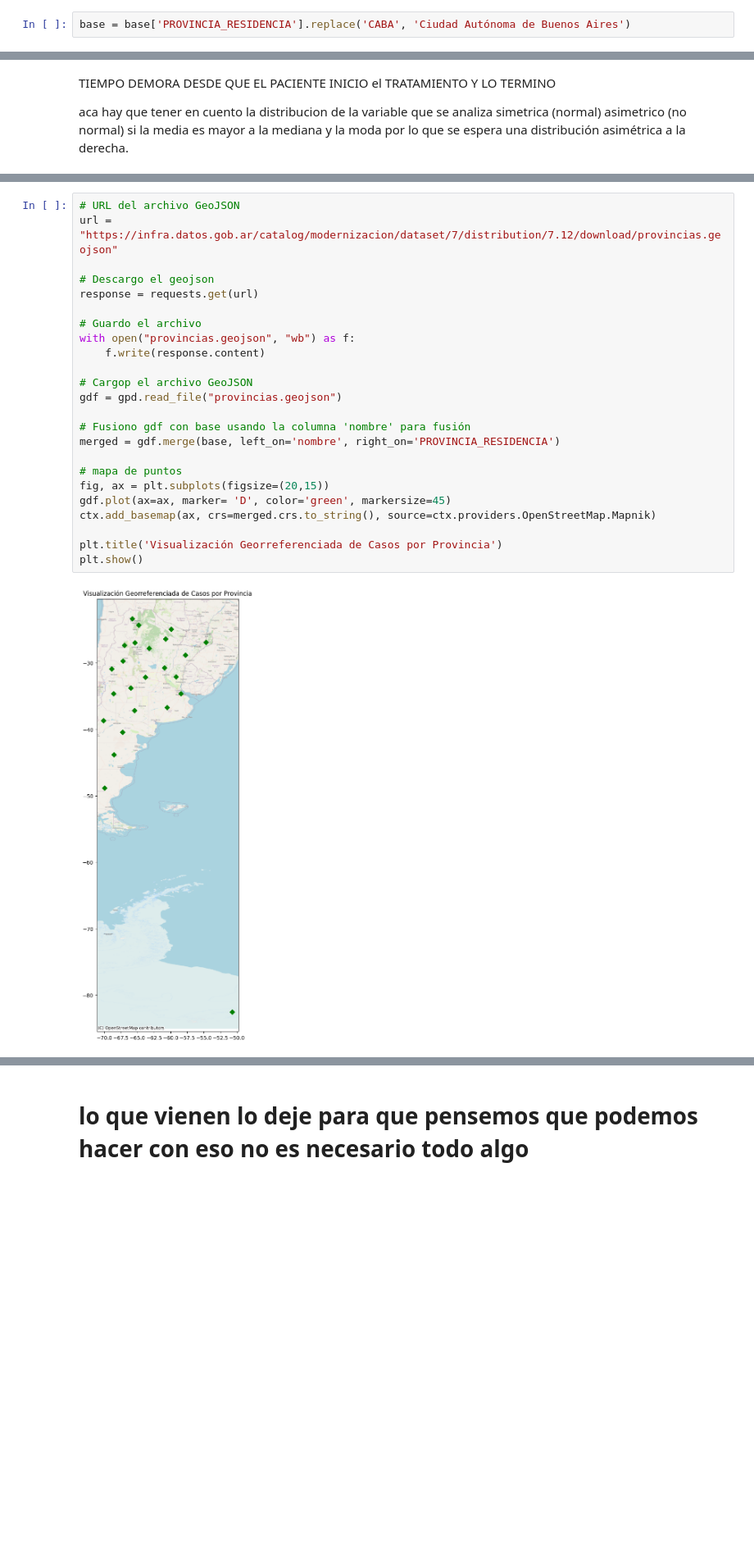
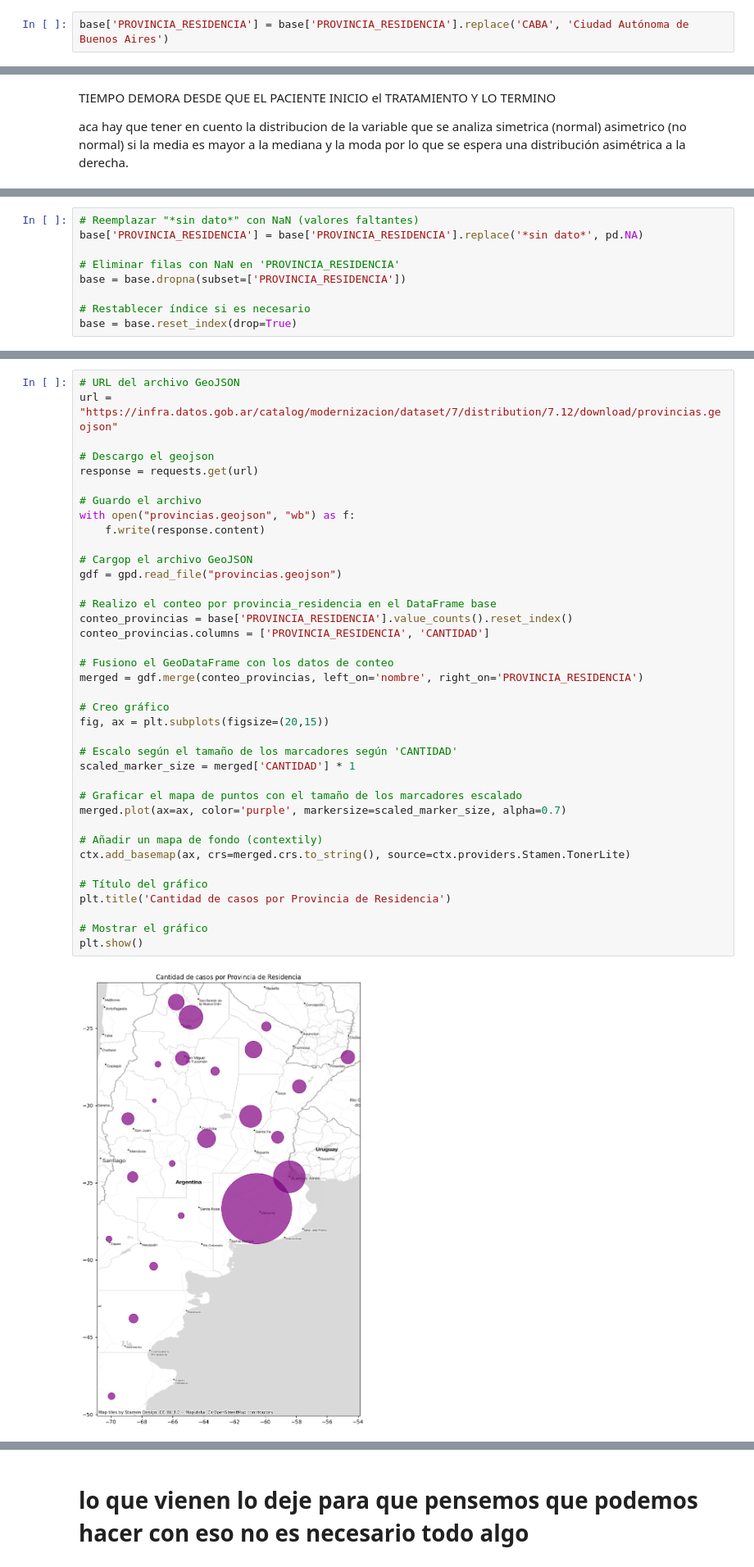
Before and after one commit to rominicky/diplocssoccomp, a Jupyter notebook: trabajo_final_TBC2019al2021.ipynb, the cells around one changed output, grey strips where cells are left out. Shown at 82% size. Saved outputs shown, nothing was run; the diff lists cells and outputs as text; blank space fills up the shorter version.

```diff
--- a/trabajo_final_TBC2019al2021.ipynb
+++ b/trabajo_final_TBC2019al2021.ipynb
@@ -450,2 +460,2 @@ AttributeError: ignored
 # %%
-base = base['PROVINCIA_RESIDENCIA'].replace('CABA', 'Ciudad Autónoma de Buenos Aires')
+base['PROVINCIA_RESIDENCIA'] = base['PROVINCIA_RESIDENCIA'].replace('CABA', 'Ciudad Autónoma de Buenos Aires')
@@ -689,0 +801,9 @@ Podríamos hacer algun gráfico georreferenciado con las localidades de residenc
+# %%
+# Reemplazar "*sin dato*" con NaN (valores faltantes)
+base['PROVINCIA_RESIDENCIA'] = base['PROVINCIA_RESIDENCIA'].replace('*sin dato*', pd.NA)
+
+# Eliminar filas con NaN en 'PROVINCIA_RESIDENCIA'
+base = base.dropna(subset=['PROVINCIA_RESIDENCIA'])
+
+# Restablecer índice si es necesario
+base = base.reset_index(drop=True)
@@ -742,26 +920,40 @@ Distribución por provincia, creo que no es muy reveladora
 # %%
 # URL del archivo GeoJSON
 url = "https://infra.datos.gob.ar/catalog/modernizacion/dataset/7/distribution/7.12/download/provincias.geojson"
 
 # Descargo el geojson
 response = requests.get(url)
 
 # Guardo el archivo
 with open("provincias.geojson", "wb") as f:
     f.write(response.content)
 
 # Cargop el archivo GeoJSON
 gdf = gpd.read_file("provincias.geojson")
 
-# Fusiono gdf con base usando la columna 'nombre' para fusión
-merged = gdf.merge(base, left_on='nombre', right_on='PROVINCIA_RESIDENCIA')
+# Realizo el conteo por provincia_residencia en el DataFrame base
+conteo_provincias = base['PROVINCIA_RESIDENCIA'].value_counts().reset_index()
+conteo_provincias.columns = ['PROVINCIA_RESIDENCIA', 'CANTIDAD']
 
-# mapa de puntos
+# Fusiono el GeoDataFrame con los datos de conteo
+merged = gdf.merge(conteo_provincias, left_on='nombre', right_on='PROVINCIA_RESIDENCIA')
+
+# Creo gráfico
 fig, ax = plt.subplots(figsize=(20,15))
-gdf.plot(ax=ax, marker= 'D', color='green', markersize=45)
-ctx.add_basemap(ax, crs=merged.crs.to_string(), source=ctx.providers.OpenStreetMap.Mapnik)
 
-plt.title('Visualización Georreferenciada de Casos por Provincia')
+# Escalo según el tamaño de los marcadores según 'CANTIDAD'
+scaled_marker_size = merged['CANTIDAD'] * 1
+
+# Graficar el mapa de puntos con el tamaño de los marcadores escalado
+merged.plot(ax=ax, color='purple', markersize=scaled_marker_size, alpha=0.7)
+
+# Añadir un mapa de fondo (contextily)
+ctx.add_basemap(ax, crs=merged.crs.to_string(), source=ctx.providers.Stamen.TonerLite)
+
+# Título del gráfico
+plt.title('Cantidad de casos por Provincia de Residencia')
+
+# Mostrar el gráfico
 plt.show()
 # %% [output]
-[figure, old version]
+[figure, new version]
```
Also changed, not shown: parts of 61 cells of this notebook.
